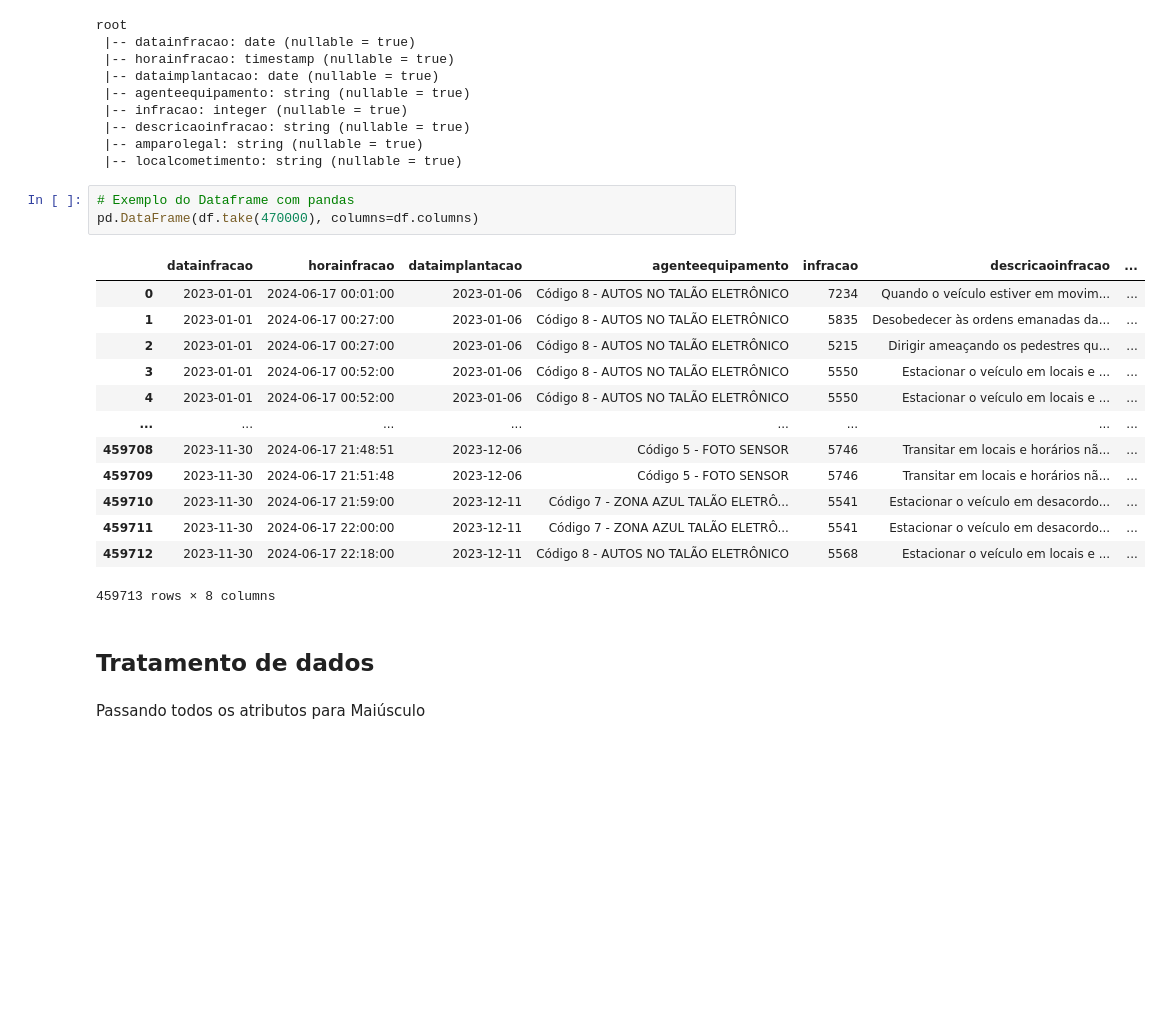
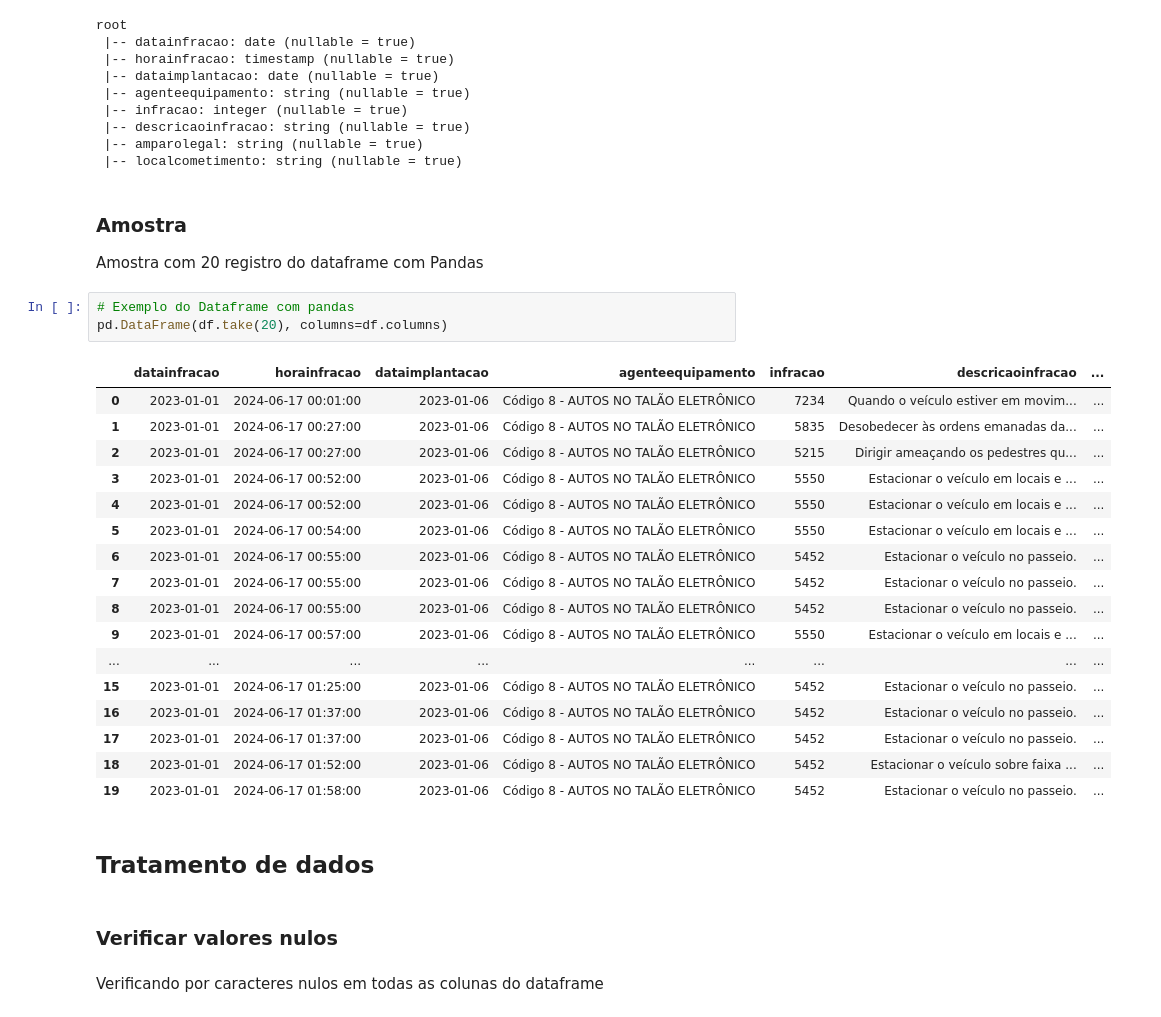
Before and after one commit to Barros313/Big-Data-1---Senac-TADS028, a Jupyter notebook: pyspark/infracoes_pyspark.ipynb, the cells around one changed output. Saved outputs shown, nothing was run; the diff lists cells and outputs as text; blank space fills up the shorter version.

```diff
--- a/pyspark/infracoes_pyspark.ipynb
+++ b/pyspark/infracoes_pyspark.ipynb
@@ -53,24 +57,34 @@ root
  |-- descricaoinfracao: string (nullable = true)
  |-- amparolegal: string (nullable = true)
  |-- localcometimento: string (nullable = true)
+# %% [markdown]
+### Amostra
+
+Amostra com 20 registro do dataframe com Pandas
 # %%
 # Exemplo do Dataframe com pandas
-pd.DataFrame(df.take(470000), columns=df.columns)
+pd.DataFrame(df.take(20), columns=df.columns)
 # %% [output]
 |  | datainfracao | horainfracao | dataimplantacao | agenteequipamento | infracao | descricaoinfracao | ... |
 | 0 | 2023-01-01 | 2024-06-17 00:01:00 | 2023-01-06 | Código 8 - AUTOS NO TALÃO ELETRÔNICO | 7234 | Quando o veículo estiver em movim... | ... |
 | 1 | 2023-01-01 | 2024-06-17 00:27:00 | 2023-01-06 | Código 8 - AUTOS NO TALÃO ELETRÔNICO | 5835 | Desobedecer às ordens emanadas da... | ... |
 | 2 | 2023-01-01 | 2024-06-17 00:27:00 | 2023-01-06 | Código 8 - AUTOS NO TALÃO ELETRÔNICO | 5215 | Dirigir ameaçando os pedestres qu... | ... |
 | 3 | 2023-01-01 | 2024-06-17 00:52:00 | 2023-01-06 | Código 8 - AUTOS NO TALÃO ELETRÔNICO | 5550 | Estacionar o veículo em locais e ... | ... |
 | 4 | 2023-01-01 | 2024-06-17 00:52:00 | 2023-01-06 | Código 8 - AUTOS NO TALÃO ELETRÔNICO | 5550 | Estacionar o veículo em locais e ... | ... |
+| 5 | 2023-01-01 | 2024-06-17 00:54:00 | 2023-01-06 | Código 8 - AUTOS NO TALÃO ELETRÔNICO | 5550 | Estacionar o veículo em locais e ... | ... |
+| 6 | 2023-01-01 | 2024-06-17 00:55:00 | 2023-01-06 | Código 8 - AUTOS NO TALÃO ELETRÔNICO | 5452 | Estacionar o veículo no passeio. | ... |
+| 7 | 2023-01-01 | 2024-06-17 00:55:00 | 2023-01-06 | Código 8 - AUTOS NO TALÃO ELETRÔNICO | 5452 | Estacionar o veículo no passeio. | ... |
+| 8 | 2023-01-01 | 2024-06-17 00:55:00 | 2023-01-06 | Código 8 - AUTOS NO TALÃO ELETRÔNICO | 5452 | Estacionar o veículo no passeio. | ... |
+| 9 | 2023-01-01 | 2024-06-17 00:57:00 | 2023-01-06 | Código 8 - AUTOS NO TALÃO ELETRÔNICO | 5550 | Estacionar o veículo em locais e ... | ... |
 | ... | ... | ... | ... | ... | ... | ... | ... |
-| 459708 | 2023-11-30 | 2024-06-17 21:48:51 | 2023-12-06 | Código 5 - FOTO SENSOR | 5746 | Transitar em locais e horários nã... | ... |
-| 459709 | 2023-11-30 | 2024-06-17 21:51:48 | 2023-12-06 | Código 5 - FOTO SENSOR | 5746 | Transitar em locais e horários nã... | ... |
-| 459710 | 2023-11-30 | 2024-06-17 21:59:00 | 2023-12-11 | Código 7 - ZONA AZUL TALÃO ELETRÔ... | 5541 | Estacionar o veículo em desacordo... | ... |
-| 459711 | 2023-11-30 | 2024-06-17 22:00:00 | 2023-12-11 | Código 7 - ZONA AZUL TALÃO ELETRÔ... | 5541 | Estacionar o veículo em desacordo... | ... |
-| 459712 | 2023-11-30 | 2024-06-17 22:18:00 | 2023-12-11 | Código 8 - AUTOS NO TALÃO ELETRÔNICO | 5568 | Estacionar o veículo em locais e ... | ... |
+| 15 | 2023-01-01 | 2024-06-17 01:25:00 | 2023-01-06 | Código 8 - AUTOS NO TALÃO ELETRÔNICO | 5452 | Estacionar o veículo no passeio. | ... |
+| 16 | 2023-01-01 | 2024-06-17 01:37:00 | 2023-01-06 | Código 8 - AUTOS NO TALÃO ELETRÔNICO | 5452 | Estacionar o veículo no passeio. | ... |
+| 17 | 2023-01-01 | 2024-06-17 01:37:00 | 2023-01-06 | Código 8 - AUTOS NO TALÃO ELETRÔNICO | 5452 | Estacionar o veículo no passeio. | ... |
+| 18 | 2023-01-01 | 2024-06-17 01:52:00 | 2023-01-06 | Código 8 - AUTOS NO TALÃO ELETRÔNICO | 5452 | Estacionar o veículo sobre faixa ... | ... |
+| 19 | 2023-01-01 | 2024-06-17 01:58:00 | 2023-01-06 | Código 8 - AUTOS NO TALÃO ELETRÔNICO | 5452 | Estacionar o veículo no passeio. | ... |
-459713 rows × 8 columns
 # %% [markdown]
 ## Tratamento de dados
-# %% [markdown]
-Passando todos os atributos para Maiúsculo
+# %% [markdown]
+### Verificar valores nulos
+# %% [markdown]
+Verificando por caracteres nulos em todas as colunas do dataframe
```
Also changed, not shown: parts of 23 cells of this notebook.
